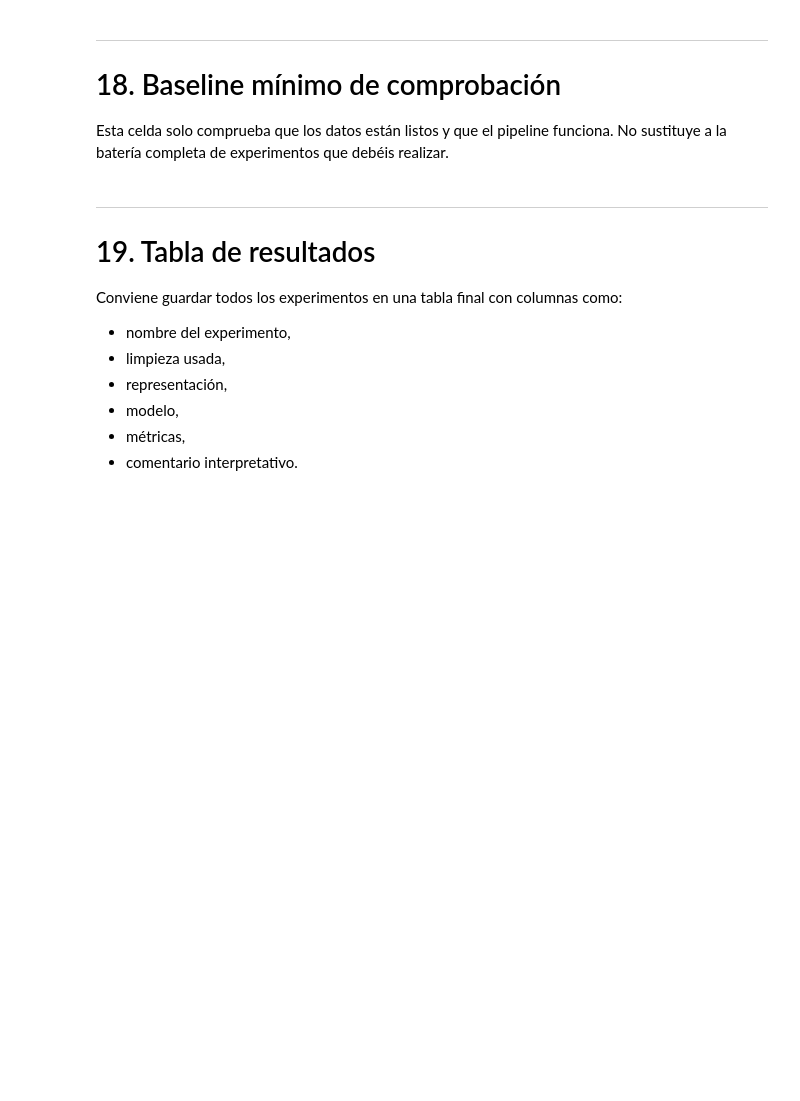
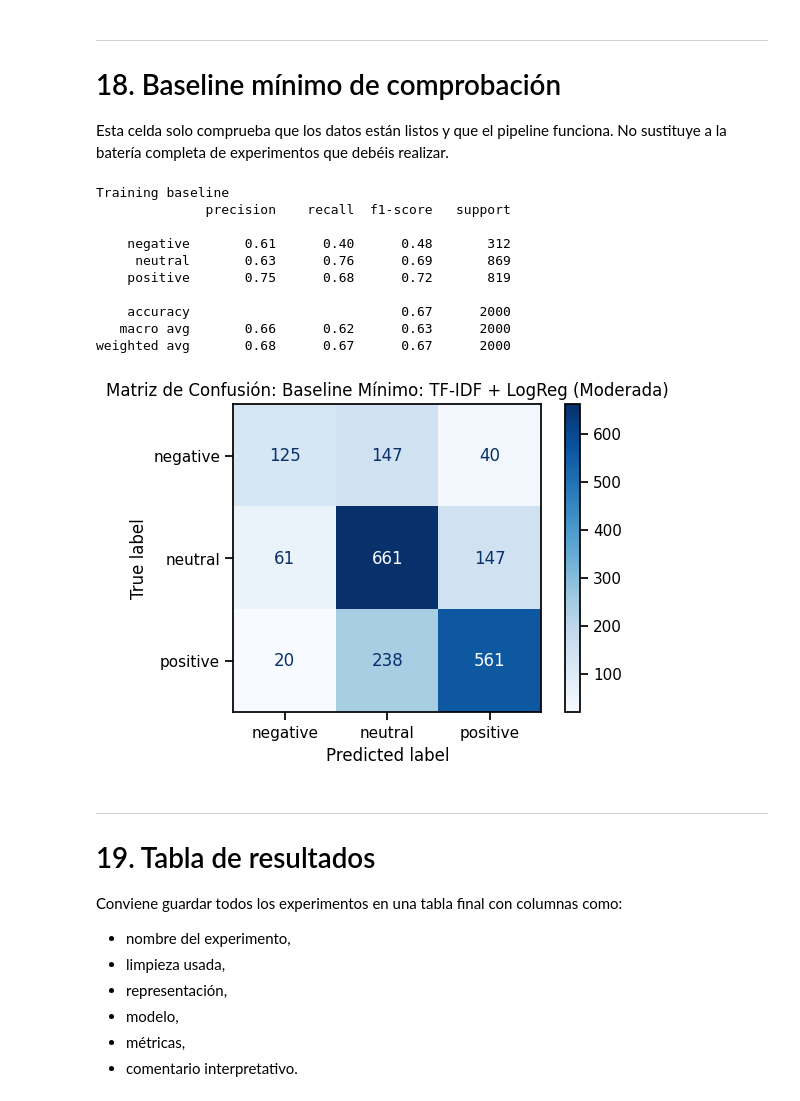
Before and after one commit to Maria-2703/NLP-Project, a Jupyter notebook: starter_practica_texto_redes_sociales.ipynb, the cells around one changed output. Drawn from its saved outputs; the diff is of its cells as text; code cells hidden in the pictures; blank space fills up the shorter version.

```diff
--- a/starter_practica_texto_redes_sociales.ipynb
+++ b/starter_practica_texto_redes_sociales.ipynb
@@ -568,3 +648,23 @@ La parte importante será comprobar experimentalmente qué versión funciona mej
 # 16. Variables listas para modelar
 
 Recomendación inicial: empezar con `text_moderate` y comparar después contra `text_minimal`, `text_aggressive` y `text` original.
+# %%
+print("Applying")
+#Apply cleaning to the train set
+train_df['text_minimal'] = train_df['text'].apply(clean_minimal)
+train_df['text_moderate'] = train_df['text'].apply(clean_moderate)
+train_df['text_aggressive'] = train_df['text'].apply(clean_aggressive)
+
+#Apply cleaning to the validation set
+val_df['text_minimal'] = val_df['text'].apply(clean_minimal)
+val_df['text_moderate'] = val_df['text'].apply(clean_moderate)
+val_df['text_aggressive'] = val_df['text'].apply(clean_aggressive)
+
+#Apply cleaning to the test set
+test_df['text_minimal'] = test_df['text'].apply(clean_minimal)
+test_df['text_moderate'] = test_df['text'].apply(clean_moderate)
+test_df['text_aggressive'] = test_df['text'].apply(clean_aggressive)
+
+print("Apllied successfully")
+#We print the first 10 examples of the original and cleaned text to see the differences
+train_df[['text', 'text_minimal', 'text_moderate', 'text_aggressive']].head(10)
@@ -580,6 +724,43 @@ Esta función permite evaluar cualquier modelo que devuelva predicciones de clas
 # 18. Baseline mínimo de comprobación
 
 Esta celda solo comprueba que los datos están listos y que el pipeline funciona. No sustituye a la batería completa de experimentos que debéis realizar.
+# %%
+from sklearn.feature_extraction.text import TfidfVectorizer
+from sklearn.linear_model import LogisticRegression
+from sklearn.pipeline import Pipeline
+
+print("Training baseline")
+
+#We create a pipeline that combines text vectorization and the mathematical model
+baseline_pipeline = Pipeline([
+    ('vectorizer', TfidfVectorizer(max_features=5000)),
+    ('classifier', LogisticRegression(max_iter=1000, random_state=50))
+])
+
+#We start with the moderate as recommended in the instructions
+baseline_pipeline.fit(train_df['text_moderate'], train_df['label'])
+
+#We make the model try to guess the sentiment on the validation set
+y_pred_baseline = baseline_pipeline.predict(val_df['text_moderate'])
+
+#We evaluate the model using the function we created before
+acc_base, f1_base = evaluate_model(
+    y_true=val_df['label'],
+    y_pred=y_pred_baseline,
+    model_name="Baseline Mínimo: TF-IDF + LogReg (Moderada)"
+)
+# %% [output]
+Training baseline
+              precision    recall  f1-score   support
+
+    negative       0.61      0.40      0.48       312
+     neutral       0.63      0.76      0.69       869
+    positive       0.75      0.68      0.72       819
+
+    accuracy                           0.67      2000
+   macro avg       0.66      0.62      0.63      2000
+weighted avg       0.68      0.67      0.67      2000
+[figure, added]
 # %% [markdown]
 ---
 
```
Also changed, not shown: parts of 10 cells of this notebook.
